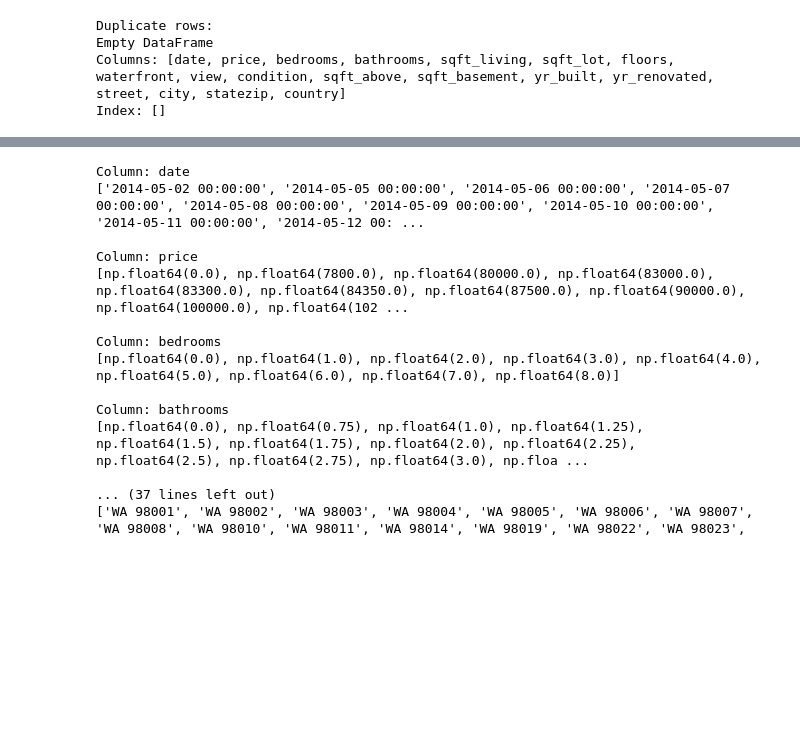
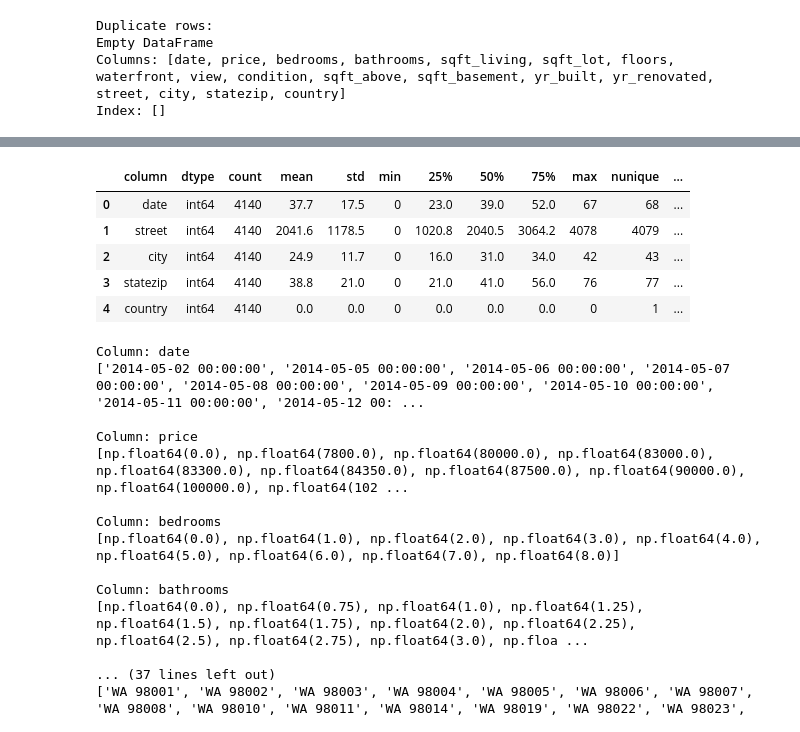
Before and after one commit to sumitdas9706563464-ux/house_price_predection, a Jupyter notebook: need/house_price_predection_analysis.ipynb, the cells around one changed output, grey strips where cells are left out. Cells and saved outputs as stored; diff of their text form; code cells hidden in the pictures; blank space fills up the shorter version.

```diff
--- a/need/house_price_predection_analysis.ipynb
+++ b/need/house_price_predection_analysis.ipynb
@@ -202,3 +202,12 @@ generate_summary_table(train[numerical_features])
 | 1 | bedrooms | float64 | 4140 | 3.4 | 0.9 | 0.0 | 3.0 | 3.0 | 4.0 | 8.0 | 9 | ... |
 | 2 | bathrooms | float64 | 4140 | 2.2 | 0.8 | 0.0 | 1.8 | 2.2 | 2.5 | 6.8 | 24 | ... |
 | 5 | floors | float64 | 4140 | 1.5 | 0.5 | 1.0 | 1.0 | 1.5 | 2.0 | 3.5 | 6 | ... |
+# %%
+generate_summary_table(train[categorical_features])
+# %% [output]
+|  | column | dtype | count | mean | std | min | 25% | 50% | 75% | max | nunique | ... |
+| 0 | date | int64 | 4140 | 37.7 | 17.5 | 0 | 23.0 | 39.0 | 52.0 | 67 | 68 | ... |
+| 1 | street | int64 | 4140 | 2041.6 | 1178.5 | 0 | 1020.8 | 2040.5 | 3064.2 | 4078 | 4079 | ... |
+| 2 | city | int64 | 4140 | 24.9 | 11.7 | 0 | 16.0 | 31.0 | 34.0 | 42 | 43 | ... |
+| 3 | statezip | int64 | 4140 | 38.8 | 21.0 | 0 | 21.0 | 41.0 | 56.0 | 76 | 77 | ... |
+| 4 | country | int64 | 4140 | 0.0 | 0.0 | 0 | 0.0 | 0.0 | 0.0 | 0 | 1 | ... |
```
Also changed, not shown: parts of 7 cells of this notebook.
